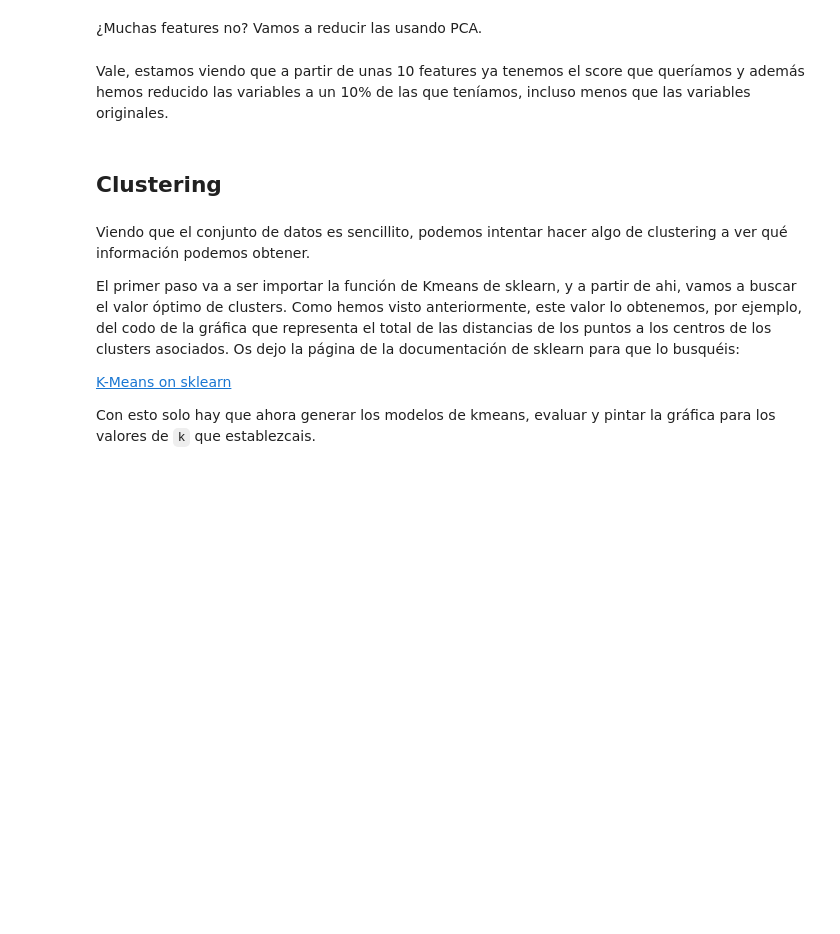
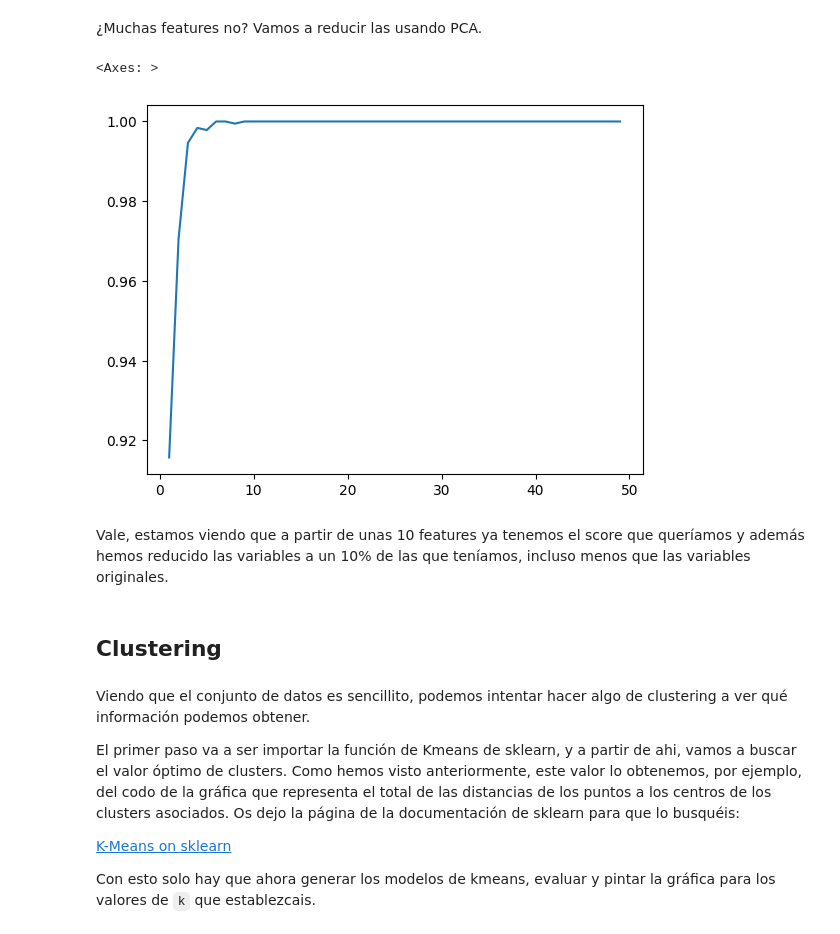
Before and after one commit to alharuty/Proyecto-VIII-ALLA, a Jupyter notebook: EDA.ipynb, the cells around one changed output. Saved outputs shown, nothing was run; the diff lists cells and outputs as text; code cells hidden in the pictures; blank space fills up the shorter version.

```diff
--- a/EDA.ipynb
+++ b/EDA.ipynb
@@ -601,0 +669,17 @@ from sklearn.ensemble import RandomForestClassifier
+# %%
+from sklearn.ensemble import RandomForestClassifier
+from sklearn.metrics import accuracy_score
+
+# 1. Definir el clasificador y el número de árboles (estimadores)
+clf = RandomForestClassifier(n_estimators=100, random_state=42)
+
+# 2. Entrenar el clasificador con los datos de entrenamiento
+clf.fit(X_train_pca, y_train)
+
+# 3. Predecir las etiquetas en el conjunto de test
+y_pred = clf.predict(X_test_pca)
+
+# 4. Calcular la precisión (accuracy)
+accuracy = accuracy_score(y_test, y_pred)
+
+print(f'Accuracy en el conjunto de test: {accuracy:.4f}')
@@ -626,3 +704,27 @@ sns.lineplot(x=n_features, y=scores)
+# %%
+# definios un rango de números de 1 a 50 componentes a probar
+n_features = range(1, min(X_train.shape[1], 50))
+scores = []
+
+for n in n_features:
+    # 1. Aplicamos PCA
+    pca = PCA(n_components=n)
+    X_train_pca = pca.fit_transform(X_train_scaled)
+    X_test_pca = pca.transform(X_test_scaled)
+
+    # 2. Entrenamos Random Forest
+    clf = RandomForestClassifier(n_estimators=100, random_state=42)
+    clf.fit(X_train_pca, y_train)
+
+    # 3. Evaluamos y guardamos el score
+    y_pred = clf.predict(X_test_pca)
+    acc = accuracy_score(y_test, y_pred)
+    scores.append(acc)
+
+sns.lineplot(x=n_features, y=scores)
+# %% [output]
+<Axes: >
+[figure, added]
 # %% [markdown]
 Vale, estamos viendo que a partir de unas 10 features ya tenemos el score que queríamos y además hemos reducido las variables a un 10% de las que teníamos, incluso menos que las variables originales.
 # %% [markdown]
```
Also changed, not shown: parts of 18 cells of this notebook.
